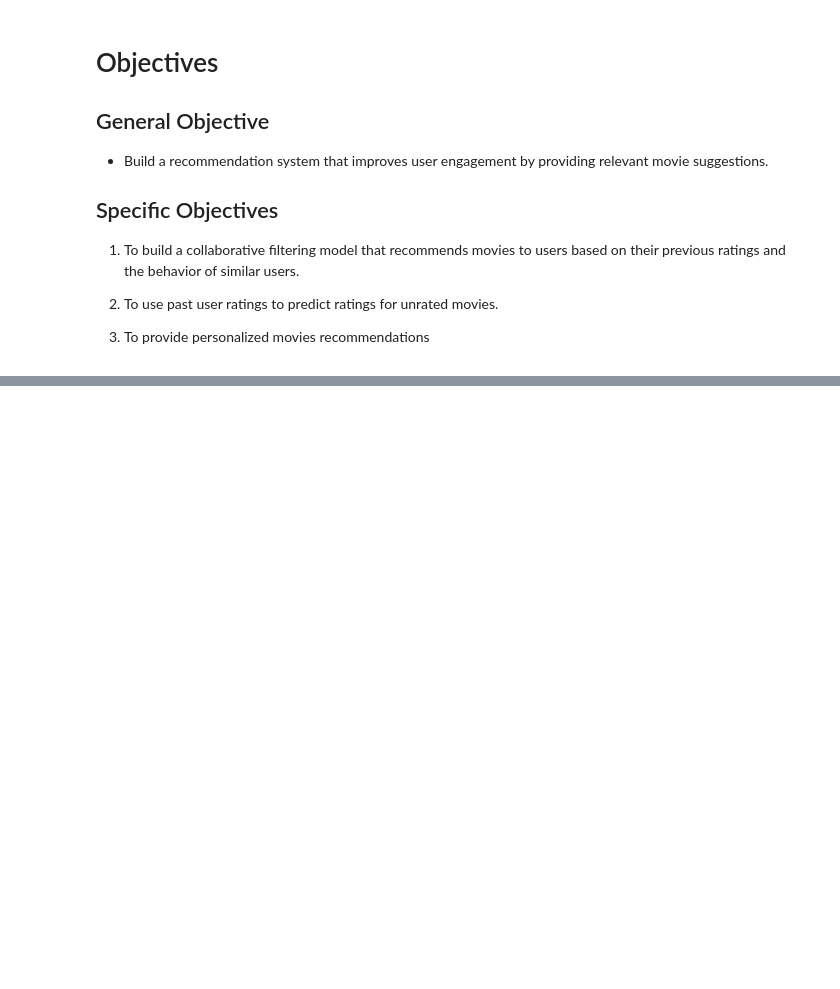
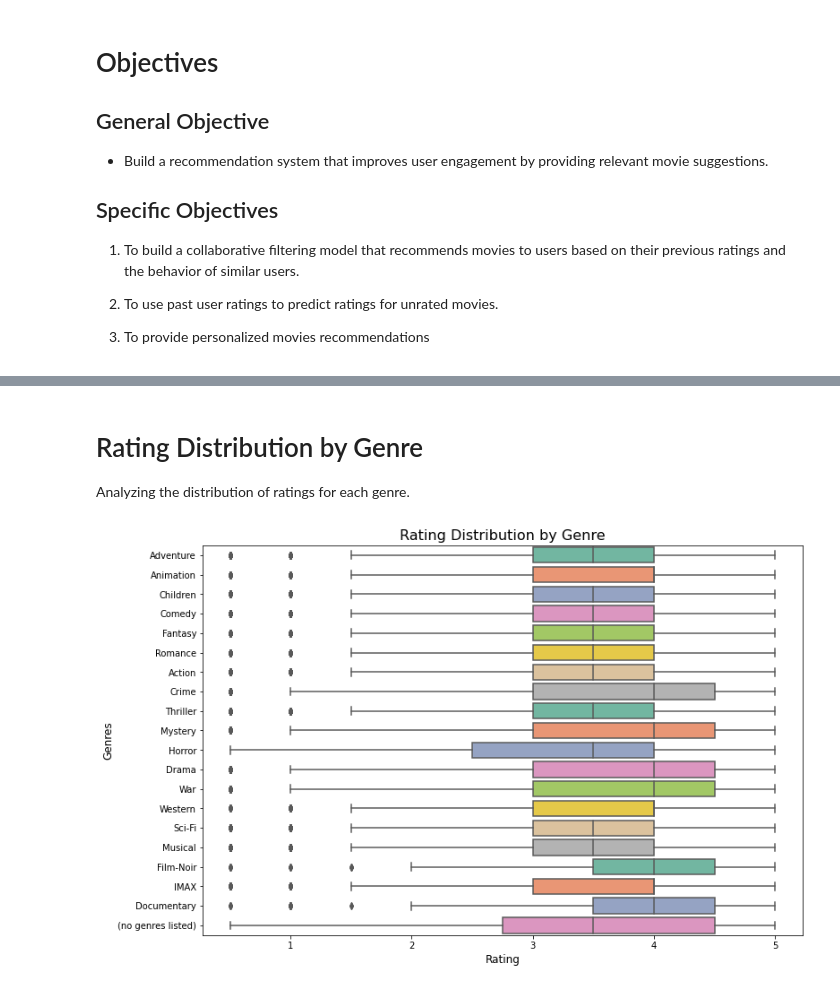
Before and after one commit to Nzoki/Movies-Recommendation-System, a Jupyter notebook: Final.ipynb, the cells around one changed output, grey strips where cells are left out. Cells and saved outputs as stored; diff of their text form; code cells hidden in the pictures; blank space fills up the shorter version.

```diff
--- a/Final.ipynb
+++ b/Final.ipynb
@@ -48,0 +304,18 @@ We are using the **MovieLens small dataset** (ml-latest-small), which contains:
+# %% [markdown]
+# Rating Distribution by Genre
+
+Analyzing the distribution of ratings for each genre.
+# %%
+# Explode the genres and assign ratings to each genre
+exploded_genres = df[['rating', 'genres']].copy()
+exploded_genres = exploded_genres.assign(genres=exploded_genres['genres'].str.split('|')).explode('genres')
+
+# Plot rating distribution for each genre
+plt.figure(figsize=(12, 8))
+sns.boxplot(x='rating', y='genres', data=exploded_genres, palette='Set2')
+plt.title('Rating Distribution by Genre', fontsize=16)
+plt.xlabel('Rating', fontsize=12)
+plt.ylabel('Genres', fontsize=12)
+plt.show()
+# %% [output]
+[figure, added]
```
Also changed, not shown: parts of 61 cells of this notebook, 1 other file.
